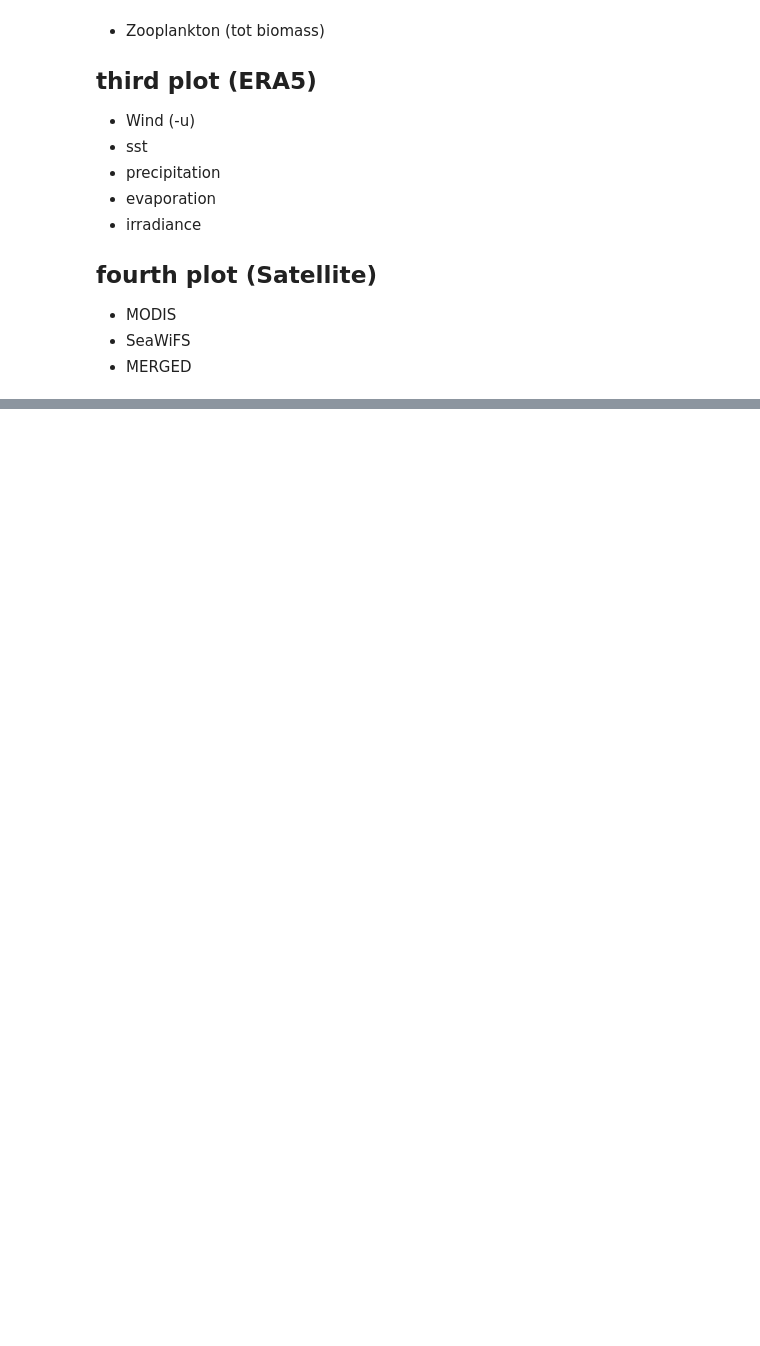
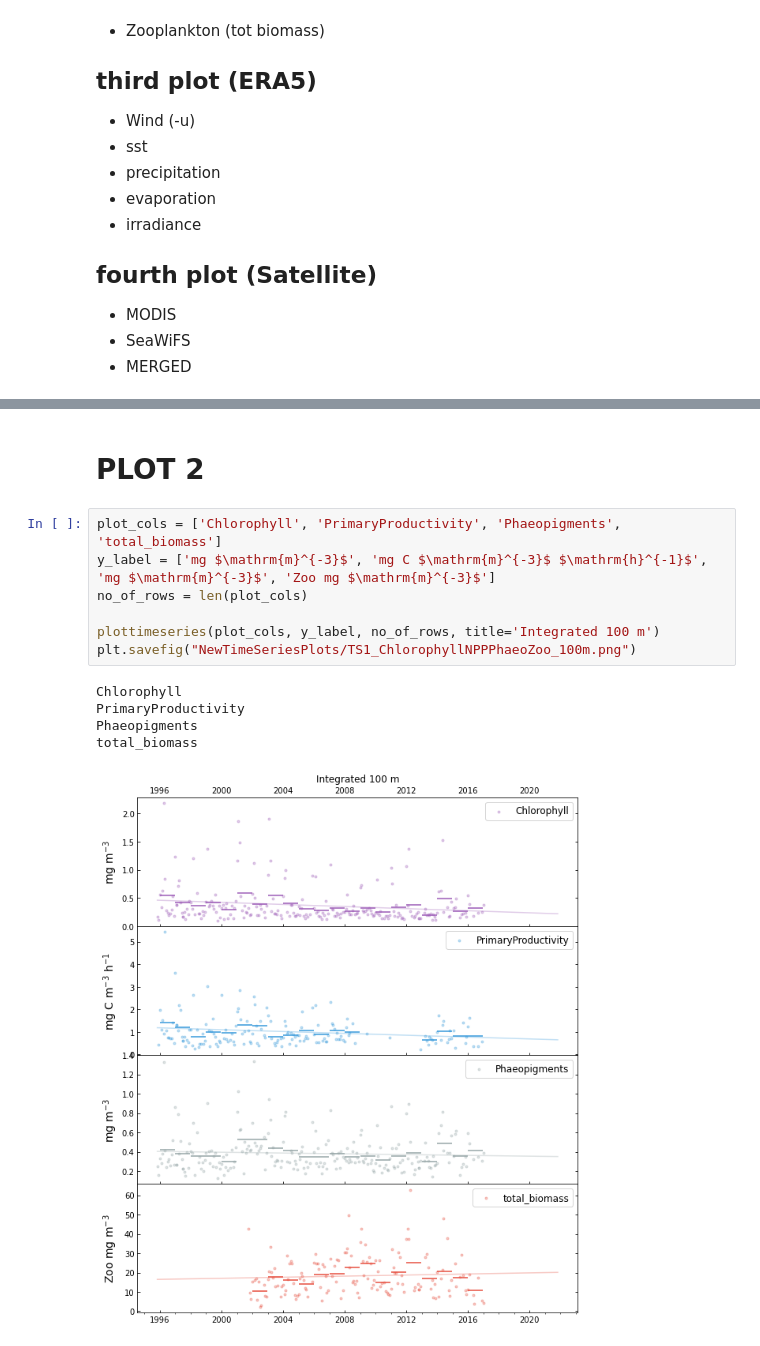
Before and after one commit to ben1post/BennyPhD, a Jupyter notebook: CaRiaco/SCRIPPS/CARIACO_data/Manuscript2DataAnalysis/DataCatalogueViz/Plots_TIMESERIESDATA.ipynb, the cells around one changed output, grey strips where cells are left out. Drawn from its saved outputs; the diff is of its cells as text; blank space fills up the shorter version.

```diff
--- a/CaRiaco/SCRIPPS/CARIACO_data/Manuscript2DataAnalysis/DataCatalogueViz/Plots_TIMESERIESDATA.ipynb
+++ b/CaRiaco/SCRIPPS/CARIACO_data/Manuscript2DataAnalysis/DataCatalogueViz/Plots_TIMESERIESDATA.ipynb
@@ -63,0 +184,15 @@ CARIACO.Temperature.plot()
+# %% [markdown]
+# PLOT 2
+# %%
+plot_cols = ['Chlorophyll', 'PrimaryProductivity', 'Phaeopigments', 'total_biomass']
+y_label = ['mg $\mathrm{m}^{-3}$', 'mg C $\mathrm{m}^{-3}$ $\mathrm{h}^{-1}$', 'mg $\mathrm{m}^{-3}$', 'Zoo mg $\mathrm{m}^{-3}$']
+no_of_rows = len(plot_cols)
+
+plottimeseries(plot_cols, y_label, no_of_rows, title='Integrated 100 m')
+plt.savefig("NewTimeSeriesPlots/TS1_ChlorophyllNPPPhaeoZoo_100m.png")
+# %% [output]
+Chlorophyll
+PrimaryProductivity
+Phaeopigments
+total_biomass
+[figure, added]
```
Also changed, not shown: parts of 12 cells of this notebook, 6 other files.
